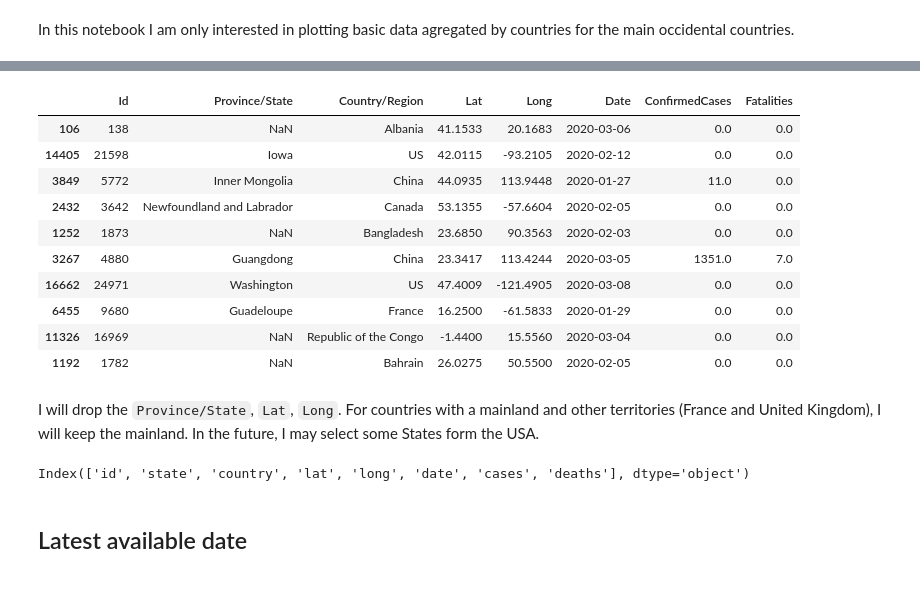
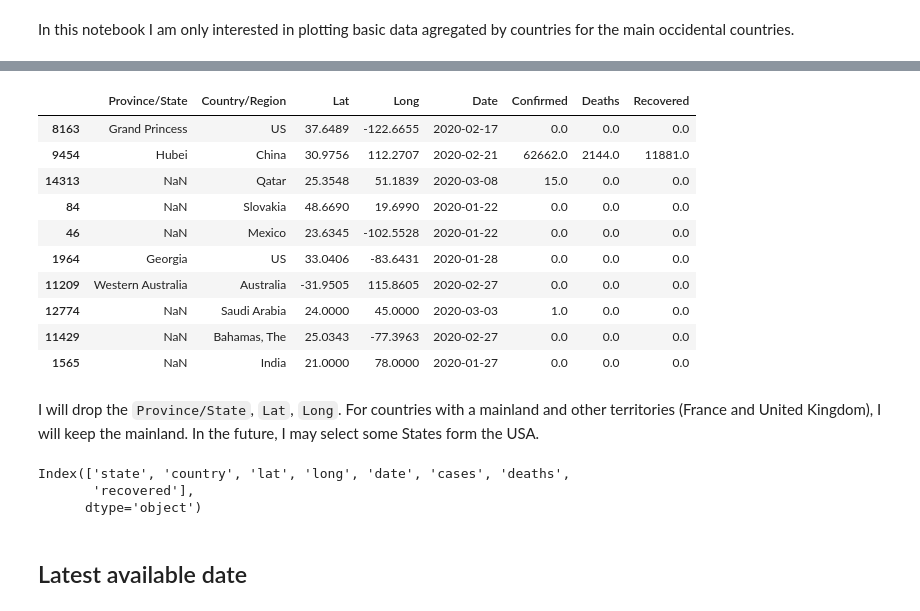
Before and after one commit to sofglide/kaggle-covid19-global-forecasting-week-1, a Jupyter notebook: notebooks/data_exploration.ipynb, the cells around one changed output, grey strips where cells are left out. Drawn from its saved outputs; the diff is of its cells as text; code cells hidden in the pictures.

```diff
--- a/notebooks/data_exploration.ipynb
+++ b/notebooks/data_exploration.ipynb
@@ -37,28 +32,32 @@ file_test = data_dir / 'test.csv'
+# %%
+data_fname = ROOT_DIR / DATA_DIR / DATA_FILE
 # %%
-data_train = pd.read_csv(file_train, parse_dates=['Date'])
-data_train.sample(10)
+data_raw = pd.read_csv(data_fname, parse_dates=['Date'])
+data_raw.sample(10)
 # %% [output]
-|  | Id | Province/State | Country/Region | Lat | Long | Date | ConfirmedCases | Fatalities |
-| 106 | 138 | NaN | Albania | 41.1533 | 20.1683 | 2020-03-06 | 0.0 | 0.0 |
-| 14405 | 21598 | Iowa | US | 42.0115 | -93.2105 | 2020-02-12 | 0.0 | 0.0 |
-| 3849 | 5772 | Inner Mongolia | China | 44.0935 | 113.9448 | 2020-01-27 | 11.0 | 0.0 |
-| 2432 | 3642 | Newfoundland and Labrador | Canada | 53.1355 | -57.6604 | 2020-02-05 | 0.0 | 0.0 |
-| 1252 | 1873 | NaN | Bangladesh | 23.6850 | 90.3563 | 2020-02-03 | 0.0 | 0.0 |
-| 3267 | 4880 | Guangdong | China | 23.3417 | 113.4244 | 2020-03-05 | 1351.0 | 7.0 |
-| 16662 | 24971 | Washington | US | 47.4009 | -121.4905 | 2020-03-08 | 0.0 | 0.0 |
-| 6455 | 9680 | Guadeloupe | France | 16.2500 | -61.5833 | 2020-01-29 | 0.0 | 0.0 |
-| 11326 | 16969 | NaN | Republic of the Congo | -1.4400 | 15.5560 | 2020-03-04 | 0.0 | 0.0 |
-| 1192 | 1782 | NaN | Bahrain | 26.0275 | 50.5500 | 2020-02-05 | 0.0 | 0.0 |
+|  | Province/State | Country/Region | Lat | Long | Date | Confirmed | Deaths | Recovered |
+| 8163 | Grand Princess | US | 37.6489 | -122.6655 | 2020-02-17 | 0.0 | 0.0 | 0.0 |
+| 9454 | Hubei | China | 30.9756 | 112.2707 | 2020-02-21 | 62662.0 | 2144.0 | 11881.0 |
+| 14313 | NaN | Qatar | 25.3548 | 51.1839 | 2020-03-08 | 15.0 | 0.0 | 0.0 |
+| 84 | NaN | Slovakia | 48.6690 | 19.6990 | 2020-01-22 | 0.0 | 0.0 | 0.0 |
+| 46 | NaN | Mexico | 23.6345 | -102.5528 | 2020-01-22 | 0.0 | 0.0 | 0.0 |
+| 1964 | Georgia | US | 33.0406 | -83.6431 | 2020-01-28 | 0.0 | 0.0 | 0.0 |
+| 11209 | Western Australia | Australia | -31.9505 | 115.8605 | 2020-02-27 | 0.0 | 0.0 | 0.0 |
+| 12774 | NaN | Saudi Arabia | 24.0000 | 45.0000 | 2020-03-03 | 1.0 | 0.0 | 0.0 |
+| 11429 | NaN | Bahamas, The | 25.0343 | -77.3963 | 2020-02-27 | 0.0 | 0.0 | 0.0 |
+| 1565 | NaN | India | 21.0000 | 78.0000 | 2020-01-27 | 0.0 | 0.0 | 0.0 |
 # %% [markdown]
 I will drop the `Province/State`, `Lat`, `Long`.
 For countries with a mainland and other territories (France and United Kingdom), I will keep the mainland. In the future, I may select some States form the USA.
 # %%
-rename_dict = {'Province/State': 'state', 'Country/Region': 'country', 'ConfirmedCases': 'cases', 'Fatalities': 'deaths'}
-data_train = data_train.rename(columns=rename_dict).rename(columns=lambda x: x.lower())
+rename_dict = {'Province/State': 'state', 'Country/Region': 'country', 'Confirmed': 'cases', 'Fatalities': 'deaths'}
+data_raw = data_raw.rename(columns=rename_dict).rename(columns=lambda x: x.lower())
 
-data_train.columns
+data_raw.columns
 # %% [output]
-Index(['id', 'state', 'country', 'lat', 'long', 'date', 'cases', 'deaths'], dtype='object')
+Index(['state', 'country', 'lat', 'long', 'date', 'cases', 'deaths',
+       'recovered'],
+      dtype='object')
 # %% [markdown]
 ## Latest available date
 # %%
```
Also changed, not shown: parts of 13 cells of this notebook, 2 other files.
